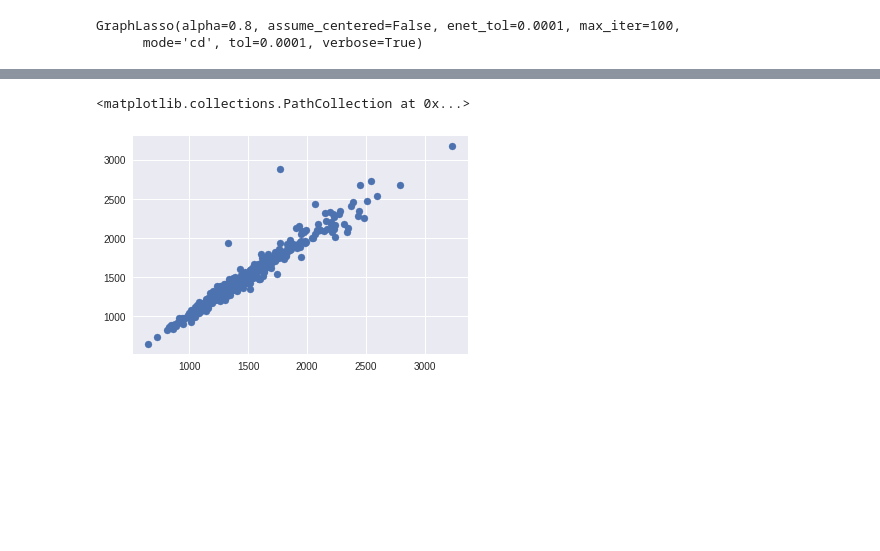
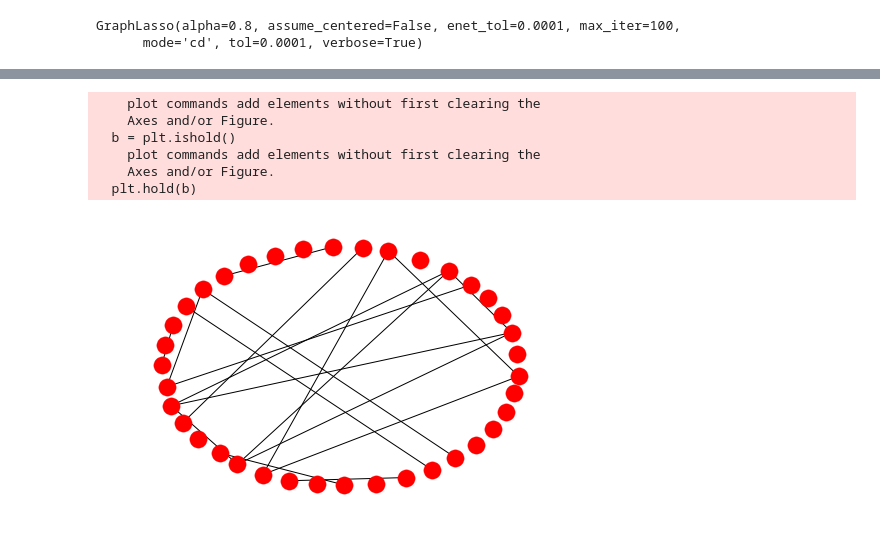
Before and after one commit to ytakashina/notebooks, a Jupyter notebook: glasso/glasso-anomaly.ipynb, the cells around one changed output, grey strips where cells are left out. Cells and saved outputs as stored; diff of their text form; code cells hidden in the pictures; blank space fills up the shorter version.

```diff
--- a/glasso/glasso-anomaly.ipynb
+++ b/glasso/glasso-anomaly.ipynb
@@ -88,8 +96,14 @@ dot.render('output/test')
 dot
 # %% [output]
 [drawing not drawn]
-# %%
-plt.scatter(df[9], df[15])
-# %% [output]
-<matplotlib.collections.PathCollection at 0x...>
-[figure, removed]
+# %%
+graph = networkx.from_numpy_matrix(pre_)
+networkx.draw(graph)
+# %% [output]
+    plot commands add elements without first clearing the
+    Axes and/or Figure.
+  b = plt.ishold()
+    plot commands add elements without first clearing the
+    Axes and/or Figure.
+  plt.hold(b)
+[figure, added]
```
Also changed, not shown: parts of 21 cells of this notebook.
